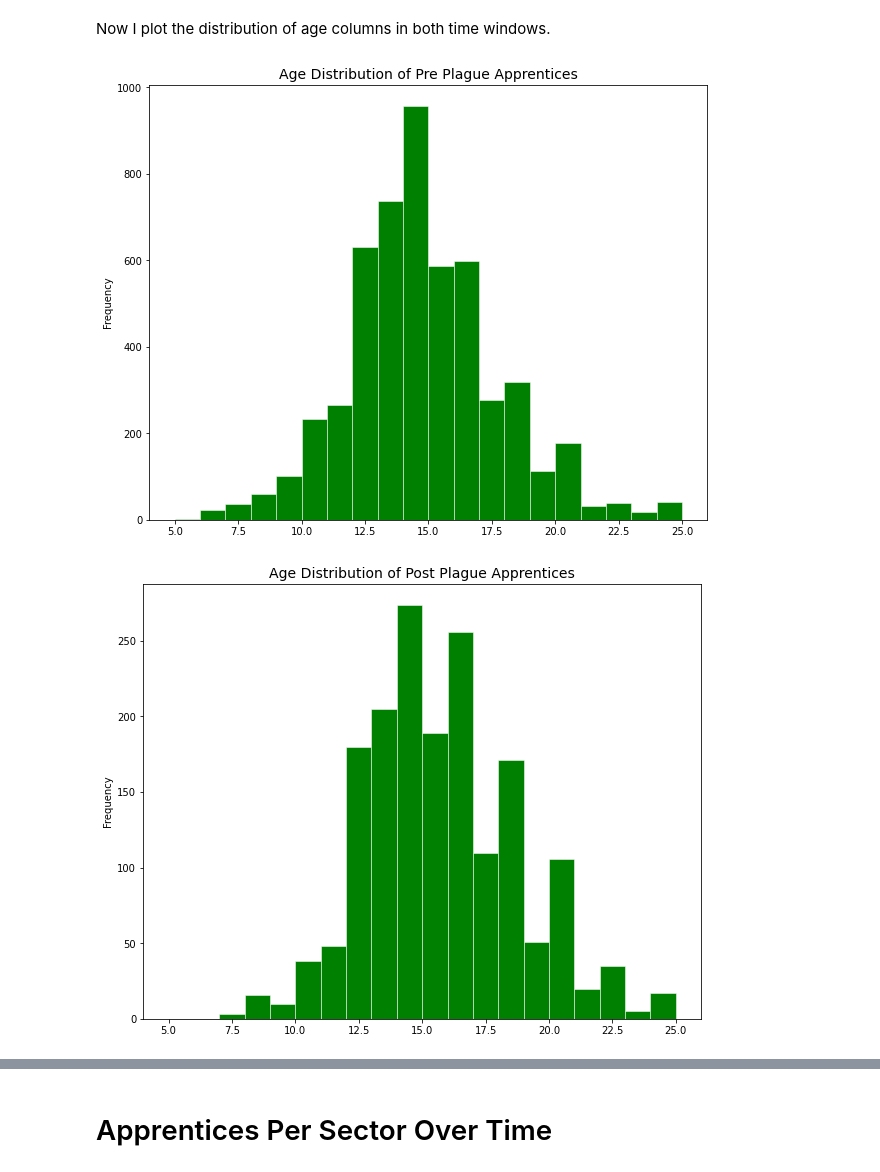
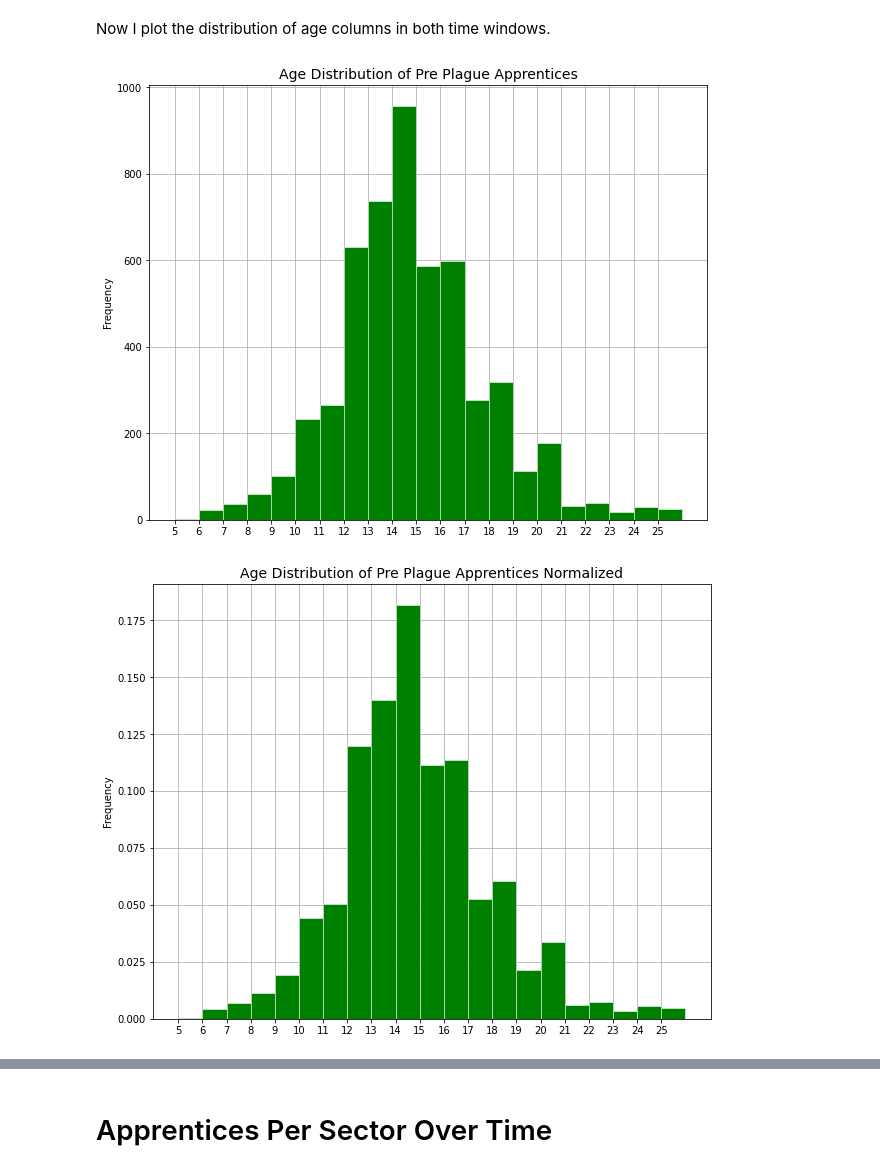
Before and after one commit to AlricRahl/Garzoni-Dataset-Exploration, a Jupyter notebook: src/5. Analyzing the Affects of Plague.ipynb, the cells around one changed output, grey strips where cells are left out. Saved outputs shown, nothing was run; the diff lists cells and outputs as text; code cells hidden in the pictures.

Commit message:
Fixed number of contracts Rescaled Age distribution bins, added normalized versions

```diff
--- a/src/5. Analyzing the Affects of Plague.ipynb
+++ b/src/5. Analyzing the Affects of Plague.ipynb
@@ -36,21 +36,35 @@ plt.show()
 # Age Distribution #
 # %% [markdown]
 Now I plot the distribution of age columns in both time windows.
-# %%
-# Plotting Pre
-_, ax = plt.subplots(figsize=(10, 8))
-ax.set_title("Age Distribution of Pre Plague Apprentices", fontsize=14)
-pre_plague["Apprentice Age"].plot(kind="hist", ax=ax,
-              range=[5,25], edgecolor='white', linewidth=0.5,
-              bins=20, color = "green")
-plt.show()
-
-# Plotting Post
-_, ax = plt.subplots(figsize=(10, 8))
-ax.set_title("Age Distribution of Post Plague Apprentices", fontsize=14)
-post_plague["Apprentice Age"].dropna().plot(kind="hist", range=[5,25],
-              bins=20, color = "green", ax=ax, edgecolor='white', linewidth=0.5,)
-plt.show()
-# %% [output]
-[figure, removed]
-[figure, removed]
+# %%
+def plotAge(plague_df, title, **kwarg):
+    """ Takes in a dataframe and title, plots the histogram of column 'Apprentice Age'
+    in the data frame"""
+    # Minimum and maximum ages
+    maximum = 26
+    minimum = 5
+
+    # Set the plot object
+    _, ax = plt.subplots(figsize=(10, 8))
+
+    # Set title and axis lines
+    ax.set_title(title, fontsize=14)
+    ax.set_axisbelow(True)
+
+    # Plot with exact bins
+    plague_df["Apprentice Age"].plot(kind="hist", ax=ax,
+                  range=[minimum, maximum], edgecolor='white', linewidth=0.5,
+                  bins=maximum - minimum, color = "green", xticks = range(minimum,maximum),
+                  grid=True, **kwarg)
+    plt.show()
+
+
+# Plotting
+plotAge(pre_plague, "Age Distribution of Pre Plague Apprentices")
+plotAge(pre_plague, "Age Distribution of Pre Plague Apprentices Normalized", density=1)
+
+plotAge(post_plague, "Age Distribution of Post Plague Apprentices")
+plotAge(post_plague, "Age Distribution of Post Plague Apprentices Normalized", density=1)
+# %% [output]
+[figure, added]
+[figure, added]
```
Also changed, not shown: parts of 2 cells of this notebook.
